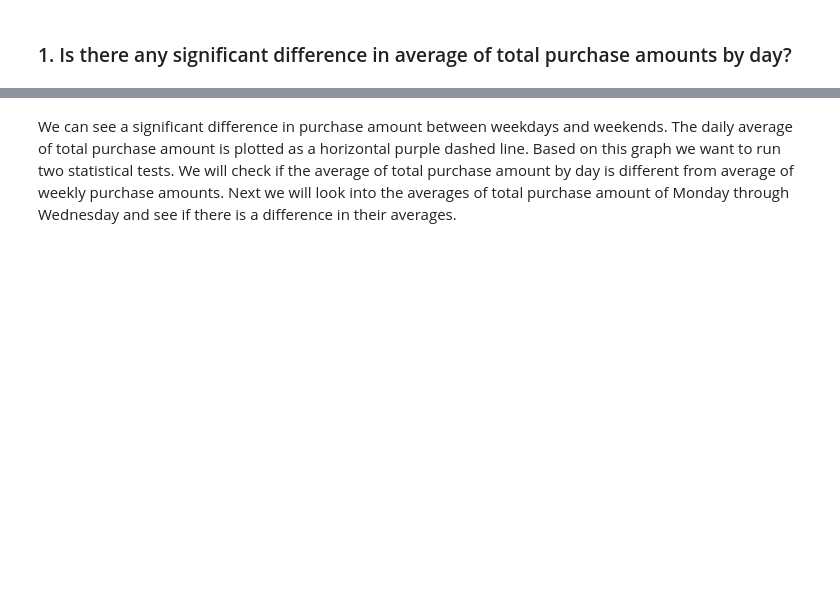
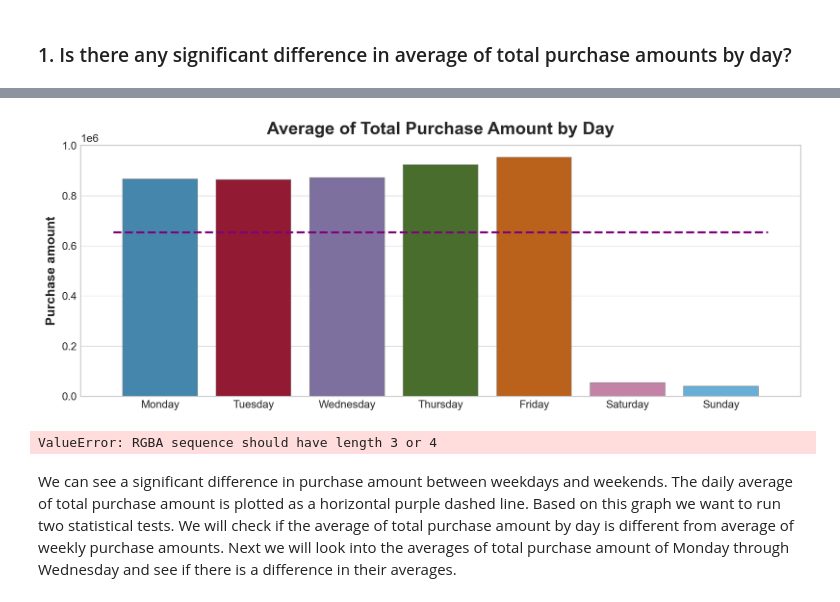
Before and after one commit to The-Real-MVPs/cisco-time-series-analysis, a Jupyter notebook: yvette_ibarra/draft_final_notebook-Copy1.ipynb, the cells around one changed output, grey strips where cells are left out. Cells and saved outputs as stored; diff of their text form; code cells hidden in the pictures; blank space fills up the shorter version.

```diff
--- a/yvette_ibarra/draft_final_notebook-Copy1.ipynb
+++ b/yvette_ibarra/draft_final_notebook-Copy1.ipynb
@@ -74,3 +246,77 @@ ex.q1_viz()
+# %%
+train_ts = train.purchase_amount.resample('D').sum().to_frame()
+# add date features to train_ts
+train_ts = wr.add_date_features(train_ts)
+
+# separate by day for stat test
+mon = train_ts[train_ts.day_name == 'Monday']
+tue = train_ts[train_ts.day_name == 'Tuesday']
+wed = train_ts[train_ts.day_name == 'Wednesday']
+thu = train_ts[train_ts.day_name == 'Thursday']
+fri = train_ts[train_ts.day_name == 'Friday']
+sat = train_ts[train_ts.day_name == 'Saturday']
+sun = train_ts[train_ts.day_name == 'Sunday']
+
+# create a df with total purchase amount of the month
+train_m = train.purchase_amount.resample('M').sum().to_frame()
+# add month name
+train_m['month_name'] = train_m.index.month_name()
+
+# create a df with total purchase amount of the month
+train_q = train.purchase_amount.resample('3M').sum().to_frame()
+# add month name
+train_q['month_name'] = train_q.index.month_name()
+train_q['quarter'] = train_q.index.quarter
+
+# alpha 0.05 for condidence level 95%
+alpha = 0.05
+
+#creating a dataframe for the 'pandemic year'
+train_pdf,_ = wr.split_data(wr.get_clean_data(start2018=True))
+pandemic_df = train_pdf.loc[train_pdf.index >= '11-01-2019']
+def q1_viz():
+    plt.figure(figsize=(10,4))
+
+    # order for graphs
+    months =['January', 'February', 'March', 'April',
+             'May', 'June', 'July', 'August',
+             'September', 'October', 'November', 'December']
+    days = ['Monday', 'Tuesday', 'Wednesday', 'Thursday', 'Friday', 'Saturday', 'Sunday']
+
+    # visualize
+    ax = sns.barplot(data = train_ts, x='day_name', y='purchase_amount', order=days,edgecolor='gray',ci=False)
+    plt.xlabel('')
+    plt.ylabel('Purchase amount')
+    x_left, x_right = ax.get_xlim()
+    ax.hlines(train_ts.purchase_amount.mean(), x_left, x_right, ls='--', color='purple')
+    #ax.set(yticks=[0, 1_000_000, 2_000_000, 3_000_000, 4_000_000, 5_000_000, 6_000_000, 7_000_000])
+    #ax.set(yticklabels=['0', '1M', '2M', '3M', '4M', '5M', '6M', '7M'])
+    plt.title('Average of Total Purchase Amount by Day')
+    plt.show()
+
+q1_viz()
+# %% [output]
+[figure, added]
+# %%
+def q1_viz_a():
+
+    # order for graphs
+    months =['January', 'February', 'March', 'April',
+             'May', 'June', 'July', 'August',
+             'September', 'October', 'November', 'December']
+    days = ['Monday', 'Tuesday', 'Wednesday', 'Thursday', 'Friday', 'Saturday', 'Sunday']
+
+    # visualize
+    ax = sns.barplot(data = train_ts, x='day_name', y='purchase_amount', order=days,color=colors)
+    plt.xlabel('')
+    plt.ylabel('Purchase amount')
+    x_left, x_right = ax.get_xlim()
+    ax.hlines(train_ts.purchase_amount.mean(), x_left, x_right, ls='--', color='purple')
+    plt.title('Average of Total Purchase Amount by Day')
+    plt.show()
+q1_viz_a()
+# %% [output]
+ValueError: RGBA sequence should have length 3 or 4
 # %% [markdown]
 We can see a significant difference in purchase amount between weekdays and weekends. The daily  average  of total purchase amount is plotted as a horizontal purple dashed line. Based on this graph we want to run two statistical tests. We will check if the average of total purchase amount by day is different from average of weekly purchase amounts. Next we will look into the averages of total purchase amount of Monday through Wednesday and see if there is a difference in their averages.
 # %% [markdown]
```
Also changed, not shown: parts of 10 cells of this notebook, 1 other file.
